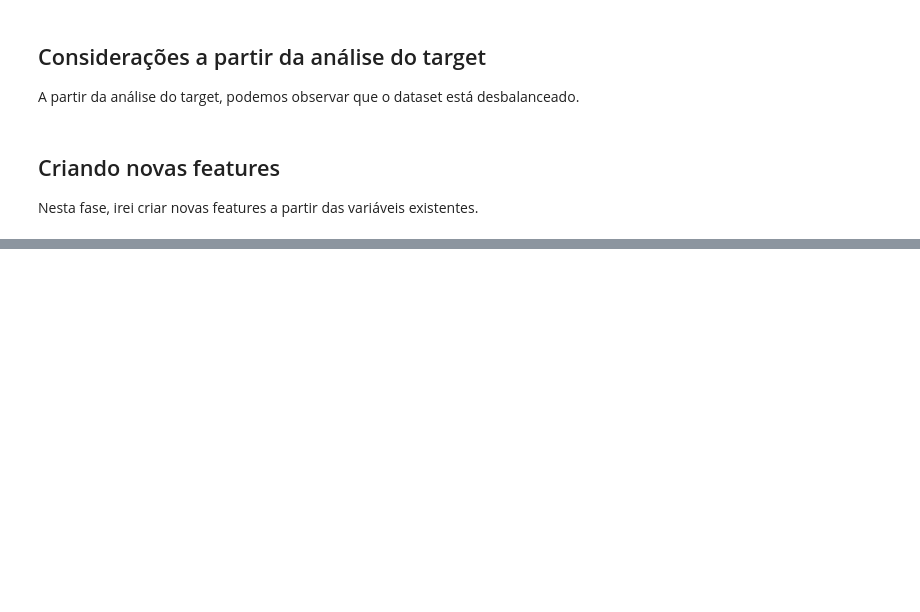
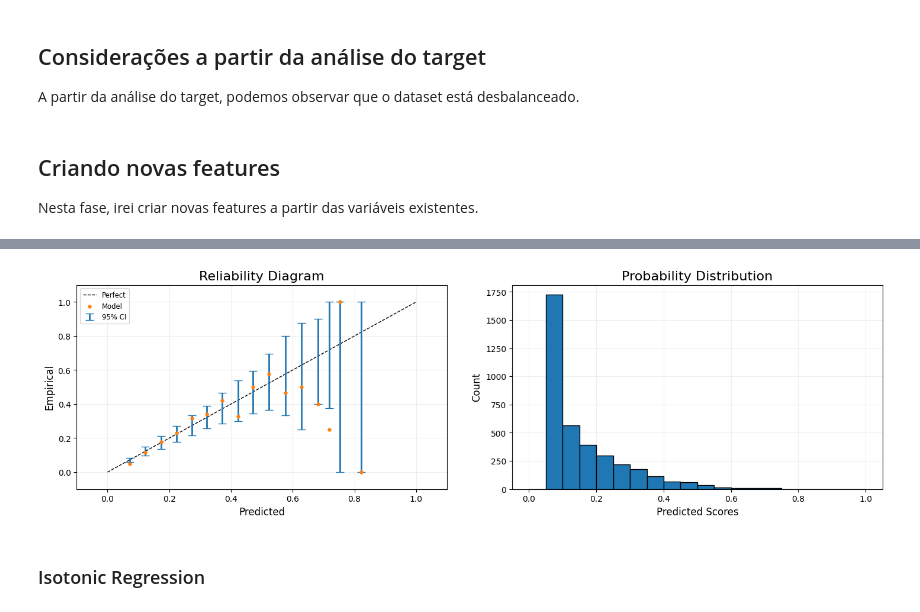
Before and after one commit to HenriqueWF/British_Airways, a Jupyter notebook: notebooks/booking_modelling.ipynb, the cells around one changed output, grey strips where cells are left out. Saved outputs shown, nothing was run; the diff lists cells and outputs as text; code cells hidden in the pictures; blank space fills up the shorter version.

```diff
--- a/notebooks/booking_modelling.ipynb
+++ b/notebooks/booking_modelling.ipynb
@@ -490,0 +827,10 @@ resultados_experimentos.sort_values('metrics.roc_auc_mean', ascending=False).loc
+# %%
+# Obtendo as previsões
+y_calib_predict = pipe.predict_proba(x_calib)[:,1]
+
+# Treinando o calibrador
+platt_calibrator = LogisticRegression(C=99999999999, random_state=200, solver='lbfgs')
+platt_calibrator.fit(y_calib_predict.reshape(-1,1), y_calib)
+
+# Obtendo as predições calibradas
+platt_probas = platt_calibrator.predict_proba(y_pred_uncalibrated.reshape(-1,1))[:,1]
@@ -490,0 +845,8 @@ resultados_experimentos.sort_values('metrics.roc_auc_mean', ascending=False).loc
+# %%
+# Plotando informações sobre a calibração
+plt.figure(figsize=(15,5))
+rd = mli.plot_reliability_diagram(y_teste, platt_probas, show_histogram=True)
+# %% [output]
+[figure, added]
+# %% [markdown]
+### Isotonic Regression
```
Also changed, not shown: parts of 58 cells of this notebook.
